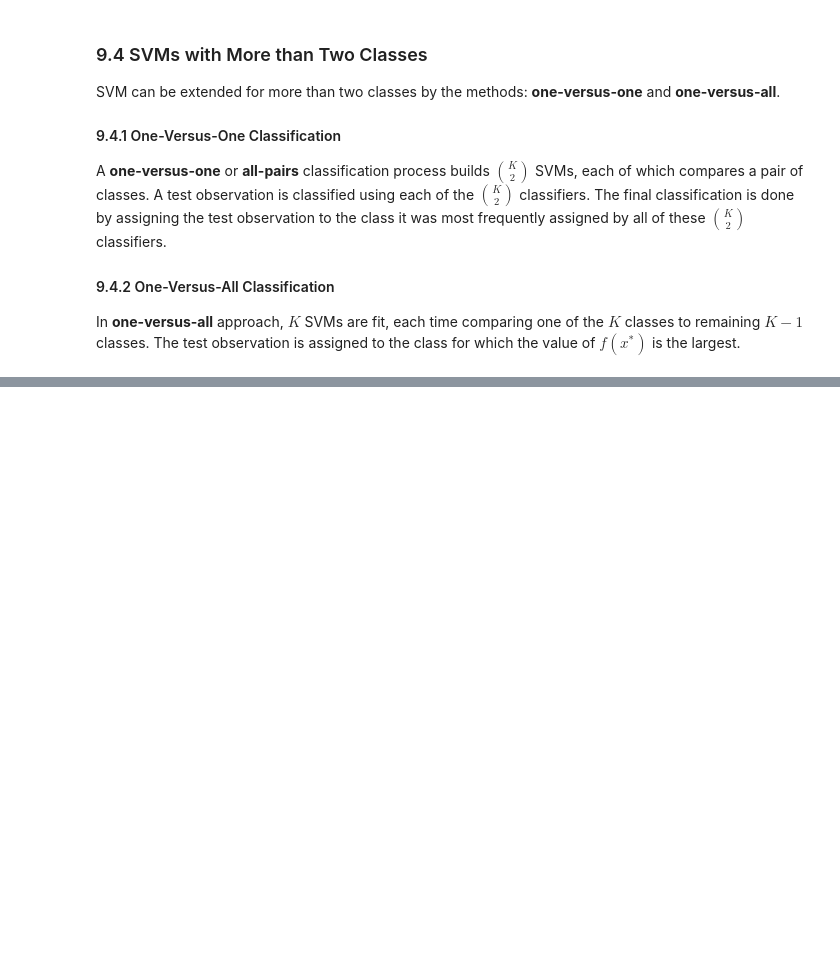
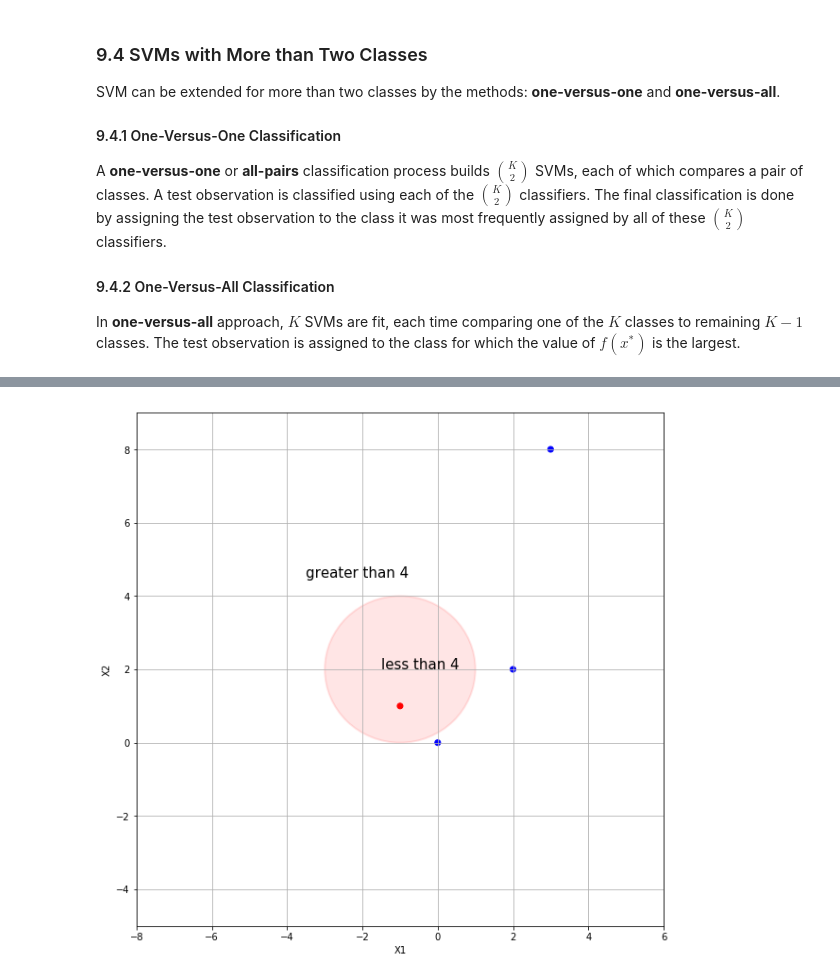
Before and after one commit to amitrajan012/Introduction-to-Statistical-Learning, a Jupyter notebook: Support Vector Machines.ipynb, the cells around one changed output, grey strips where cells are left out. Cells and saved outputs as stored; diff of their text form; code cells hidden in the pictures; blank space fills up the shorter version.

```diff
--- a/Support Vector Machines.ipynb
+++ b/Support Vector Machines.ipynb
@@ -151,0 +196,19 @@ In <b>one-versus-all</b> approach, $K$ SVMs are fit, each time comparing one of
+# %%
+circle = plt.Circle((-1, 2), radius=2, facecolor='r', alpha=0.1, edgecolor='r', linewidth=2.0)
+
+fig = plt.figure(figsize=(10, 10))
+ax = fig.add_subplot(111)
+ax.add_artist(circle)
+plt.text(-1.5, 2, "less than 4", fontdict={'color':'black', 'size':15})
+plt.text(-3.5, 4.5, "greater than 4", fontdict={'color':'black', 'size':15})
+plt.scatter([0, -1, 2, 3], [0, 1, 2, 8], c=['b', 'r', 'b', 'b'])
+
+ax.set_xlim(-8, 6)
+ax.set_ylim(-5, 9)
+ax.set_xlabel('X1')
+ax.set_ylabel('X2')
+
+plt.grid()
+plt.show()
+# %% [output]
+[figure, added]
```
Also changed, not shown: parts of 11 cells of this notebook.
